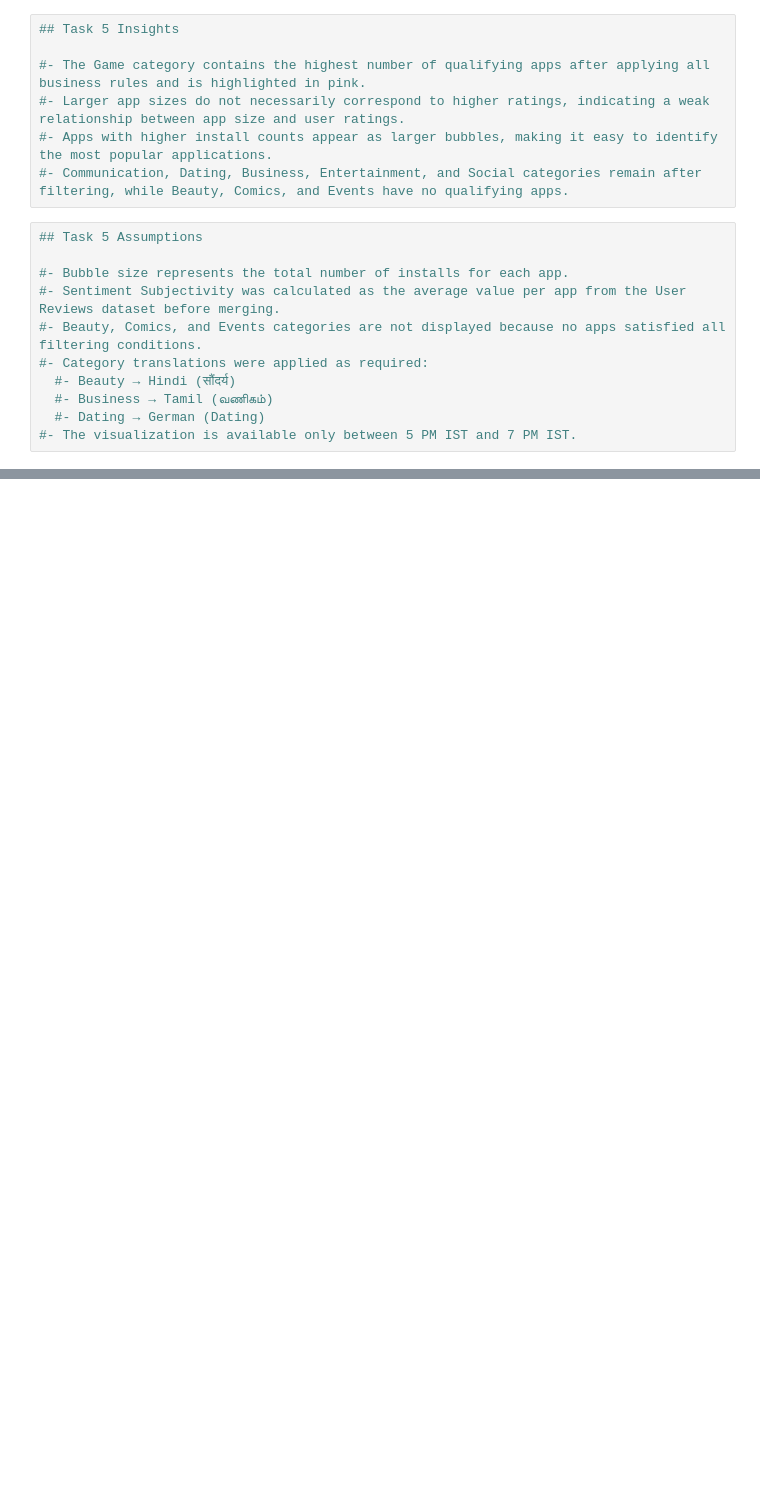
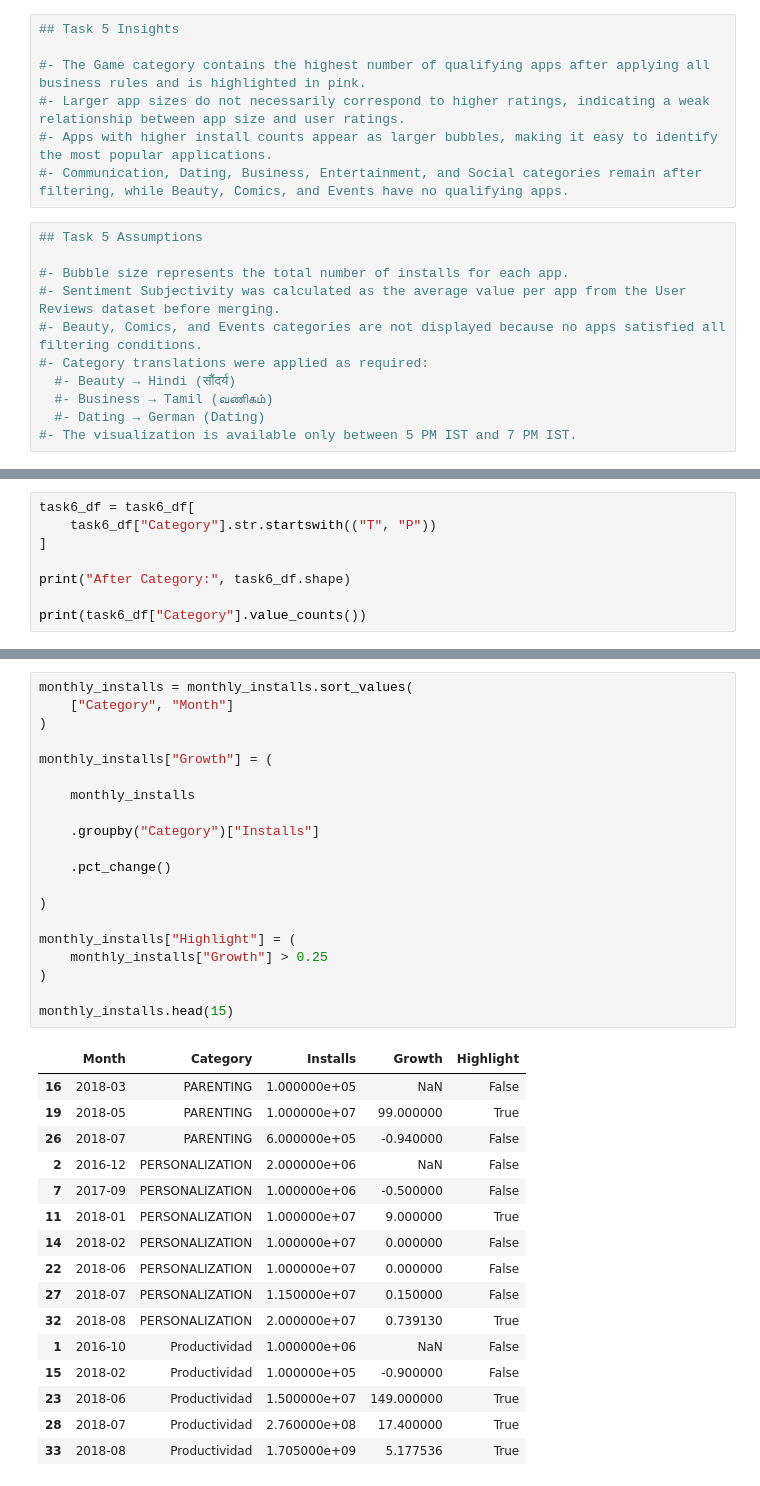
Before and after one commit to prathamesh-1105/Google-Play-Store-Analytics, a Jupyter notebook: notebooks/Google_Play_Store_Analytics.ipynb, the cells around one changed output, grey strips where cells are left out. Drawn from its saved outputs; the diff is of its cells as text; blank space fills up the shorter version.

```diff
--- a/notebooks/Google_Play_Store_Analytics.ipynb
+++ b/notebooks/Google_Play_Store_Analytics.ipynb
@@ -1623,0 +1597,8 @@ print("✅ Task 5 Summary saved successfully!")
+# %%
+task6_df = task6_df[
+    task6_df["Category"].str.startswith(("T", "P"))
+]
+
+print("After Category:", task6_df.shape)
+
+print(task6_df["Category"].value_counts())
@@ -1623,0 +1648,37 @@ print("✅ Task 5 Summary saved successfully!")
+# %%
+monthly_installs = monthly_installs.sort_values(
+    ["Category", "Month"]
+)
+
+monthly_installs["Growth"] = (
+
+    monthly_installs
+
+    .groupby("Category")["Installs"]
+
+    .pct_change()
+
+)
+
+monthly_installs["Highlight"] = (
+    monthly_installs["Growth"] > 0.25
+)
+
+monthly_installs.head(15)
+# %% [output]
+|  | Month | Category | Installs | Growth | Highlight |
+| 16 | 2018-03 | PARENTING | 1.000000e+05 | NaN | False |
+| 19 | 2018-05 | PARENTING | 1.000000e+07 | 99.000000 | True |
+| 26 | 2018-07 | PARENTING | 6.000000e+05 | -0.940000 | False |
+| 2 | 2016-12 | PERSONALIZATION | 2.000000e+06 | NaN | False |
+| 7 | 2017-09 | PERSONALIZATION | 1.000000e+06 | -0.500000 | False |
+| 11 | 2018-01 | PERSONALIZATION | 1.000000e+07 | 9.000000 | True |
+| 14 | 2018-02 | PERSONALIZATION | 1.000000e+07 | 0.000000 | False |
+| 22 | 2018-06 | PERSONALIZATION | 1.000000e+07 | 0.000000 | False |
+| 27 | 2018-07 | PERSONALIZATION | 1.150000e+07 | 0.150000 | False |
+| 32 | 2018-08 | PERSONALIZATION | 2.000000e+07 | 0.739130 | True |
+| 1 | 2016-10 | Productividad | 1.000000e+06 | NaN | False |
+| 15 | 2018-02 | Productividad | 1.000000e+05 | -0.900000 | False |
+| 23 | 2018-06 | Productividad | 1.500000e+07 | 149.000000 | True |
+| 28 | 2018-07 | Productividad | 2.760000e+08 | 17.400000 | True |
+| 33 | 2018-08 | Productividad | 1.705000e+09 | 5.177536 | True |
```
Also changed, not shown: parts of 32 cells of this notebook, 5 other files.
